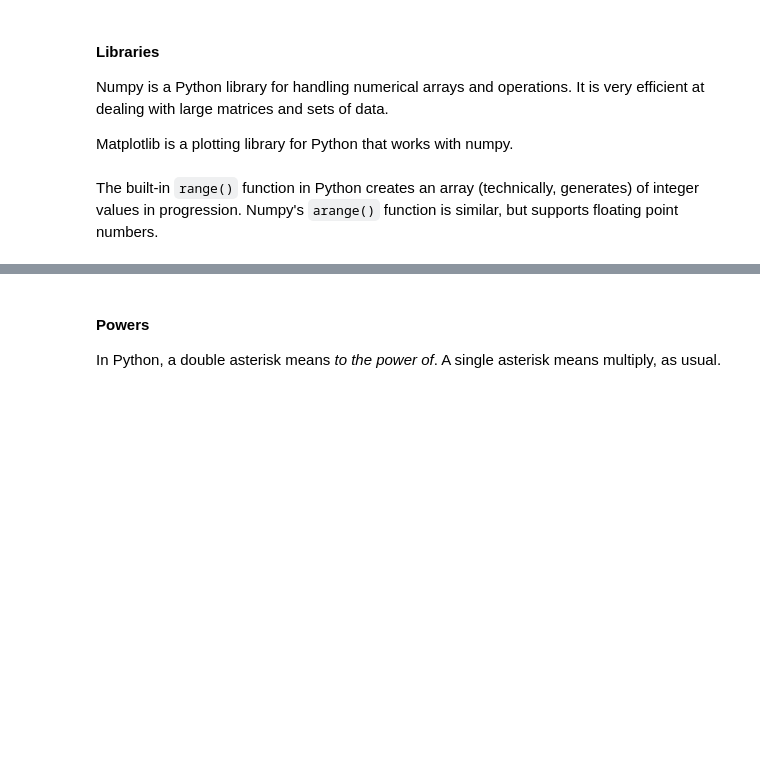
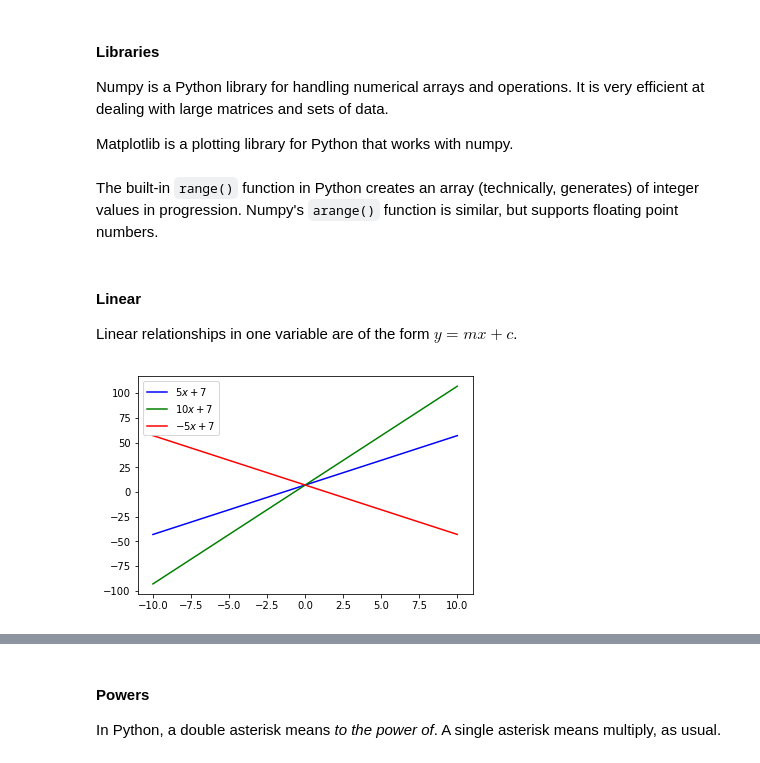
Before and after one commit to QiFuChina/emerging-technologies.github.io, a Jupyter notebook: notebooks/functions.ipynb, the cells around one changed output, grey strips where cells are left out. Saved outputs shown, nothing was run; the diff lists cells and outputs as text; code cells hidden in the pictures; blank space fills up the shorter version.

```diff
--- a/notebooks/functions.ipynb
+++ b/notebooks/functions.ipynb
@@ -15,3 +15,14 @@ The built-in `range()` function in Python creates an array (technically, generat
 Numpy's `arange()` function is similar, but supports floating point numbers.
 # %%
 x = np.arange(-10., 10., 0.01)
+# %% [markdown]
+#### Linear
+Linear relationships in one variable are of the form $y = mx + c$.
+# %%
+pl.plot(x,  5.0 * x + 7.0, 'b', label=r'$5x + 7$')
+pl.plot(x,  10.0 * x + 7.0, 'g', label=r'$10x + 7$')
+pl.plot(x,  -5.0 * x + 7.0, 'r', label=r'$-5x + 7$')
+pl.legend()
+pl.show()
+# %% [output]
+[figure, added]
```
Also changed, not shown: parts of 1 cell of this notebook, 1 other file.
